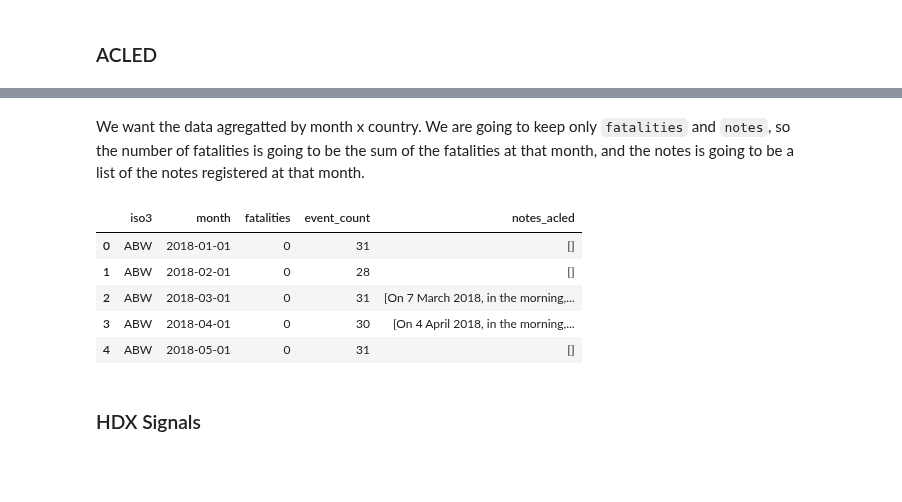
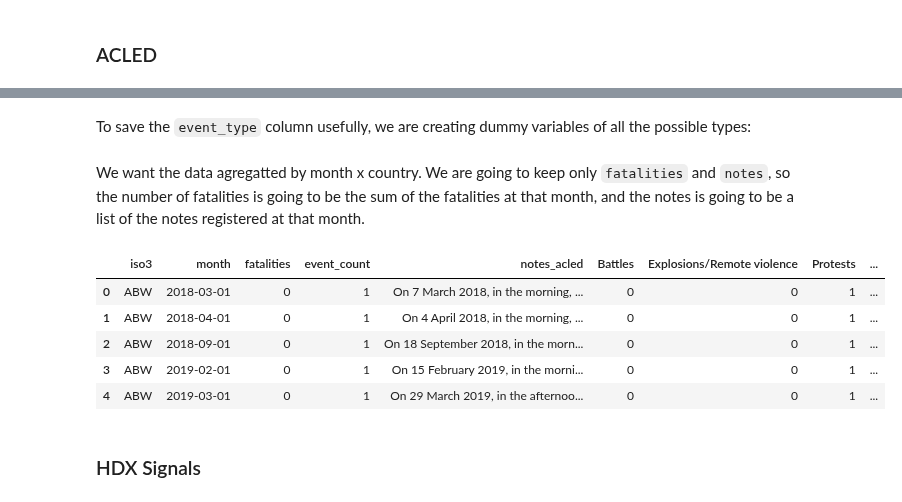
Before and after one commit to gallagelpi/Master_thesis, a Jupyter notebook: pipeline/preprocessing.ipynb, the cells around one changed output, grey strips where cells are left out. Drawn from its saved outputs; the diff is of its cells as text; code cells hidden in the pictures; blank space fills up the shorter version.

```diff
--- a/pipeline/preprocessing.ipynb
+++ b/pipeline/preprocessing.ipynb
@@ -288,4 +282,4 @@ The data from acled is a csv file containing data aggregated by country x day ab
 # %%
-acled = pd.read_csv("../data_raw/ACLED/acled_data_wrangled_20260313.csv", sep=",")
+acled = pd.read_csv("../data_raw/ACLED/acled_data_raw_20260313.csv", sep=",")
 acled.head()
 # %% [output]
@@ -305,0 +342,2 @@ acled[acled["iso3"].isna()]
+# %%
+acled = acled.dropna(subset=['iso3']).copy()
@@ -306,28 +359,42 @@ acled[acled["iso3"].isna()]
+# %% [markdown]
+To save the `event_type` column usefully, we are creating dummy variables of all the possible types:
+# %%
+dummies = pd.get_dummies(acled['event_type'], dtype=int)
+acled = pd.concat([acled, dummies], axis=1)
+event_types = dummies.columns.tolist()
 # %% [markdown]
 We want the data agregatted by month x country. We are going to keep only `fatalities` and `notes`, so the number of fatalities is going to be the sum of the fatalities at that month, and the notes is going to be a list of the notes registered at that month.
 # %%
-acled['date'] = pd.to_datetime(acled['date'])
+acled['date'] = pd.to_datetime(acled['event_date'])
 
 # Create a 'month' column
 acled["month"] = acled["date"].dt.to_period("M").dt.to_timestamp()
 
 # Group by country and month, then apply the aggregations
-acled = acled.groupby(['iso3', 'month']).agg(
-    fatalities=('fatalities', 'sum'),
-    event_count=('fatalities', 'count'),
-    notes=('notes', lambda x: [str(item) for item in x if pd.notna(item) and str(item).lower() != 'nan'])
-).reset_index()
+instructions_agg = {
+    'fatalities': 'sum',
+    'date': 'count',
+    'notes': lambda x: " | ".join([str(item) for item in x if pd.notna(item) and str(item).lower() != 'nan'])
+}
 
-acled = acled.rename(columns={'notes': 'notes_acled'})
+for evento in event_types:
+    instructions_agg[evento] = 'sum'
+
+acled = acled.groupby(['iso3', 'month']).agg(instructions_agg).reset_index()
+
+acled = acled.rename(columns={
+    'notes': 'notes_acled',
+    'date': 'event_count'
+})
 
 acled.head()
 # %% [output]
-|  | iso3 | month | fatalities | event_count | notes_acled |
-| 0 | ABW | 2018-01-01 | 0 | 31 | [] |
-| 1 | ABW | 2018-02-01 | 0 | 28 | [] |
-| 2 | ABW | 2018-03-01 | 0 | 31 | [On 7 March 2018, in the morning,... |
-| 3 | ABW | 2018-04-01 | 0 | 30 | [On 4 April 2018, in the morning,... |
-| 4 | ABW | 2018-05-01 | 0 | 31 | [] |
+|  | iso3 | month | fatalities | event_count | notes_acled | Battles | Explosions/Remote violence | Protests | ... |
+| 0 | ABW | 2018-03-01 | 0 | 1 | On 7 March 2018, in the morning, ... | 0 | 0 | 1 | ... |
+| 1 | ABW | 2018-04-01 | 0 | 1 | On 4 April 2018, in the morning, ... | 0 | 0 | 1 | ... |
+| 2 | ABW | 2018-09-01 | 0 | 1 | On 18 September 2018, in the morn... | 0 | 0 | 1 | ... |
+| 3 | ABW | 2019-02-01 | 0 | 1 | On 15 February 2019, in the morni... | 0 | 0 | 1 | ... |
+| 4 | ABW | 2019-03-01 | 0 | 1 | On 29 March 2019, in the afternoo... | 0 | 0 | 1 | ... |
 # %%
 acled.to_csv("../data_clean/acled_clean.csv", index=False)
 # %% [markdown]
```
Also changed, not shown: parts of 11 cells of this notebook, 2 other files.
